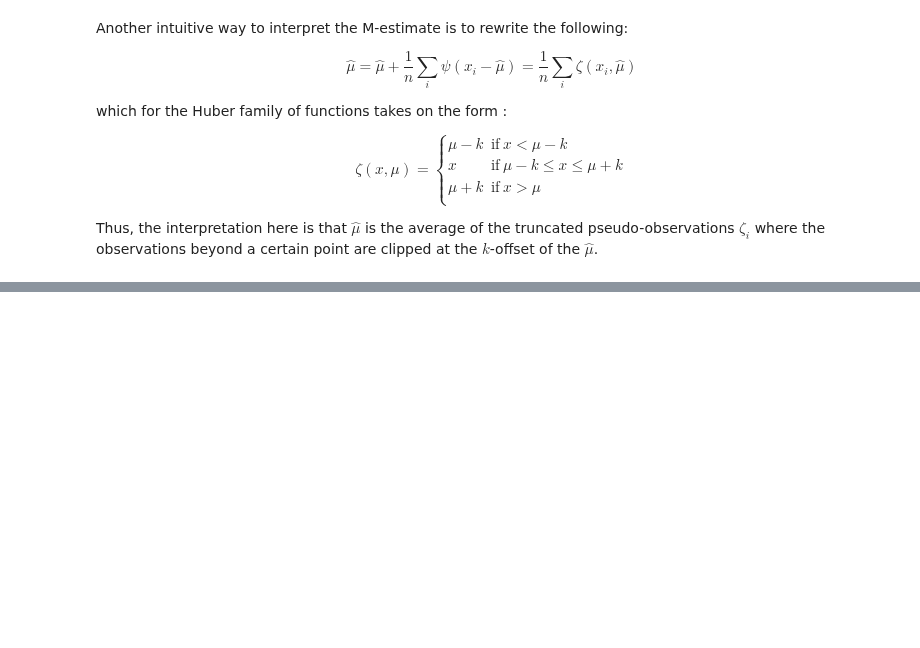
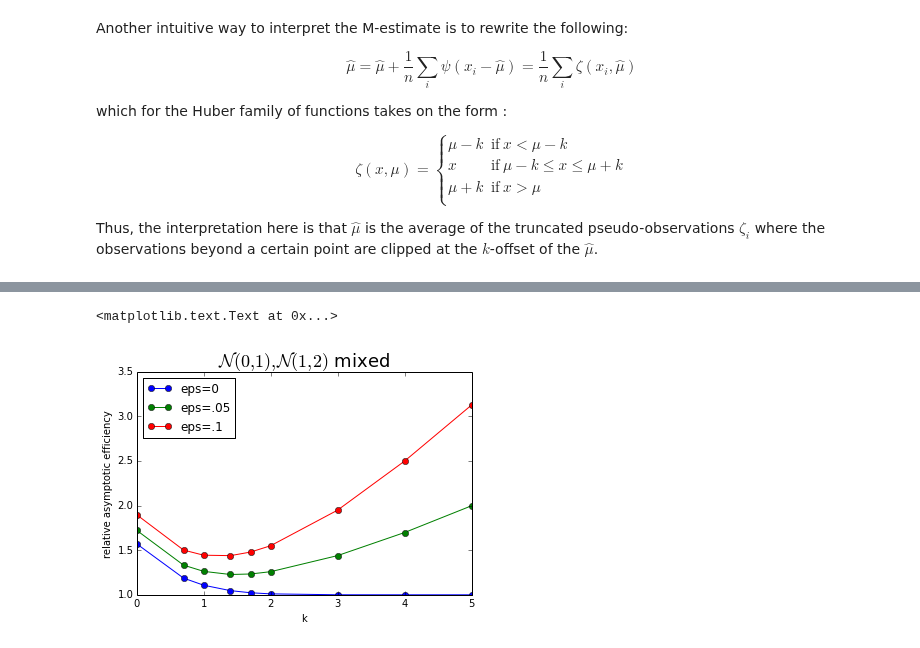
Before and after one commit to unpingco/Python-for-Signal-Processing, a Jupyter notebook: Robust_Statistics.ipynb, the cells around one changed output, grey strips where cells are left out. Cells and saved outputs as stored; diff of their text form; code cells hidden in the pictures; blank space fills up the shorter version.

```diff
--- a/Robust_Statistics.ipynb
+++ b/Robust_Statistics.ipynb
@@ -301,0 +302,2 @@ legend()
+# %%
+mma=pythonica.Pythonica()
@@ -301,0 +309,15 @@ legend()
+# %%
+def efficiency_ratio(k,eps=0.01):
+    return float(mma.eval('Limit[ratio,  k-> %g] /. Epsilon-> %g //N'%(k,eps)))
+# %%
+fig,ax=subplots()
+ax.plot(kvals,[efficiency_ratio(k,0) for k in kvals],'-o',label='eps=0')
+ax.plot(kvals,[efficiency_ratio(k,.05) for k in kvals],'-o',label='eps=.05')
+ax.plot(kvals,[efficiency_ratio(k,.1) for k in kvals],'-o',label='eps=0.1')
+ax.set_xlabel("k")
+ax.set_ylabel("relative asymptotic efficiency ")
+ax.legend(loc=0)
+ax.set_title(r"$\mathcal{N}(0,1) , \mathcal{N}(1,2)$ mixed",fontsize=18)
+# %% [output]
+<matplotlib.text.Text at 0x...>
+[figure, added]
```
Also changed, not shown: parts of 4 cells of this notebook.
